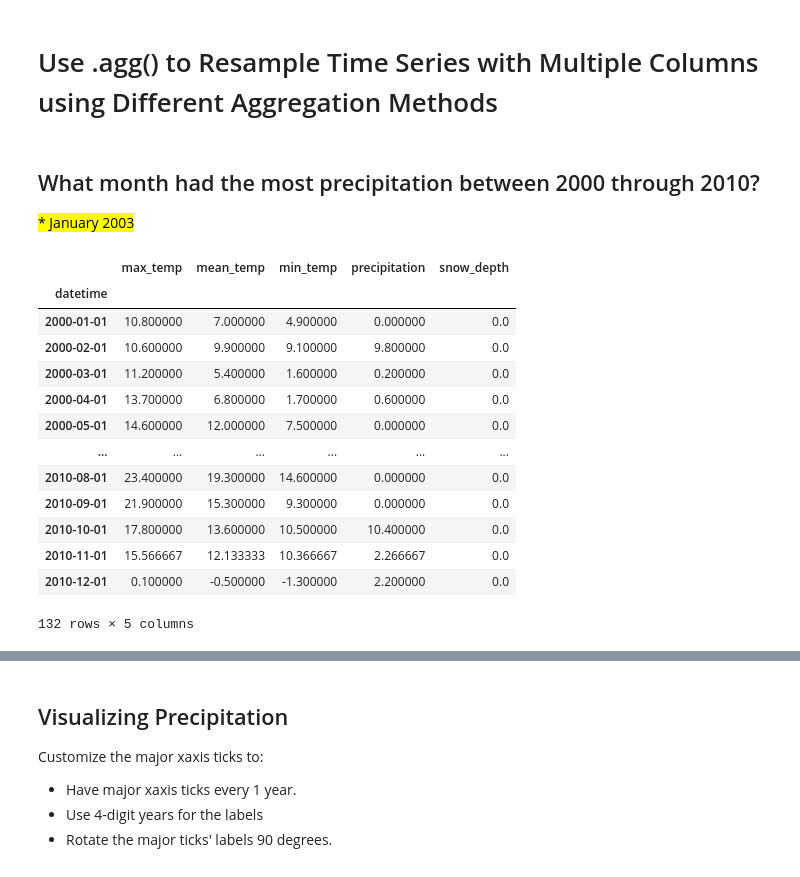
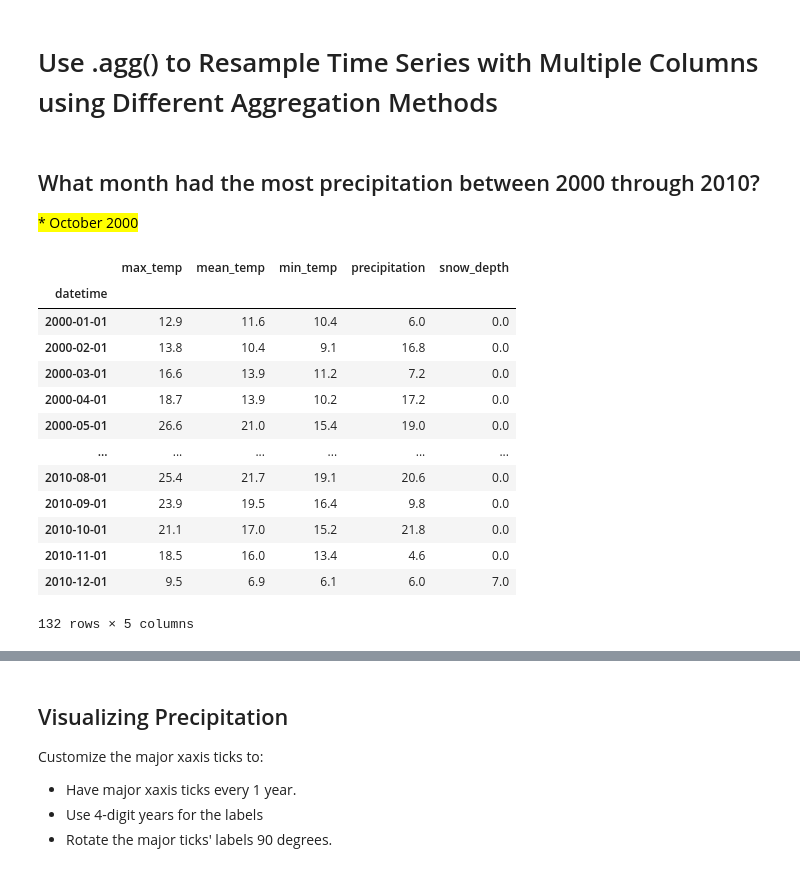
Before and after one commit to eckoecho/Resampling-Datetime-Data, a Jupyter notebook: Resampling Datetime Data (Core).ipynb, the cells around one changed output, grey strips where cells are left out. Cells and saved outputs as stored; diff of their text form; code cells hidden in the pictures.

```diff
--- a/Resampling Datetime Data (Core).ipynb
+++ b/Resampling Datetime Data (Core).ipynb
@@ -241,27 +229,27 @@ dtype: int64
 # %% [markdown]
 ##  What month had the most precipitation between 2000 through 2010?
 
-<mark> * January 2003 </mark>
+<mark> * October 2000 </mark>
 # %%
 #Slicing out 2000-2010
 df_ten_years = df.loc['2000':'2010']
 #Setting frequency to 1st of month
-df_ten_years = df_ten_years.asfreq("MS")
+df_ten_years = df_ten_years.resample("MS").max()
 df_ten_years
 # %% [output]
 |  | max_temp | mean_temp | min_temp | precipitation | snow_depth |
 | datetime |  |  |  |  |  |
-| 2000-01-01 | 10.800000 | 7.000000 | 4.900000 | 0.000000 | 0.0 |
-| 2000-02-01 | 10.600000 | 9.900000 | 9.100000 | 9.800000 | 0.0 |
-| 2000-03-01 | 11.200000 | 5.400000 | 1.600000 | 0.200000 | 0.0 |
-| 2000-04-01 | 13.700000 | 6.800000 | 1.700000 | 0.600000 | 0.0 |
-| 2000-05-01 | 14.600000 | 12.000000 | 7.500000 | 0.000000 | 0.0 |
+| 2000-01-01 | 12.9 | 11.6 | 10.4 | 6.0 | 0.0 |
+| 2000-02-01 | 13.8 | 10.4 | 9.1 | 16.8 | 0.0 |
+| 2000-03-01 | 16.6 | 13.9 | 11.2 | 7.2 | 0.0 |
+| 2000-04-01 | 18.7 | 13.9 | 10.2 | 17.2 | 0.0 |
+| 2000-05-01 | 26.6 | 21.0 | 15.4 | 19.0 | 0.0 |
 | ... | ... | ... | ... | ... | ... |
-| 2010-08-01 | 23.400000 | 19.300000 | 14.600000 | 0.000000 | 0.0 |
-| 2010-09-01 | 21.900000 | 15.300000 | 9.300000 | 0.000000 | 0.0 |
-| 2010-10-01 | 17.800000 | 13.600000 | 10.500000 | 10.400000 | 0.0 |
-| 2010-11-01 | 15.566667 | 12.133333 | 10.366667 | 2.266667 | 0.0 |
-| 2010-12-01 | 0.100000 | -0.500000 | -1.300000 | 2.200000 | 0.0 |
+| 2010-08-01 | 25.4 | 21.7 | 19.1 | 20.6 | 0.0 |
+| 2010-09-01 | 23.9 | 19.5 | 16.4 | 9.8 | 0.0 |
+| 2010-10-01 | 21.1 | 17.0 | 15.2 | 21.8 | 0.0 |
+| 2010-11-01 | 18.5 | 16.0 | 13.4 | 4.6 | 0.0 |
+| 2010-12-01 | 9.5 | 6.9 | 6.1 | 6.0 | 7.0 |
 132 rows × 5 columns
 # %%
 #Using .idxmax() to get max value of precipitation
```
Also changed, not shown: parts of 7 cells of this notebook.
